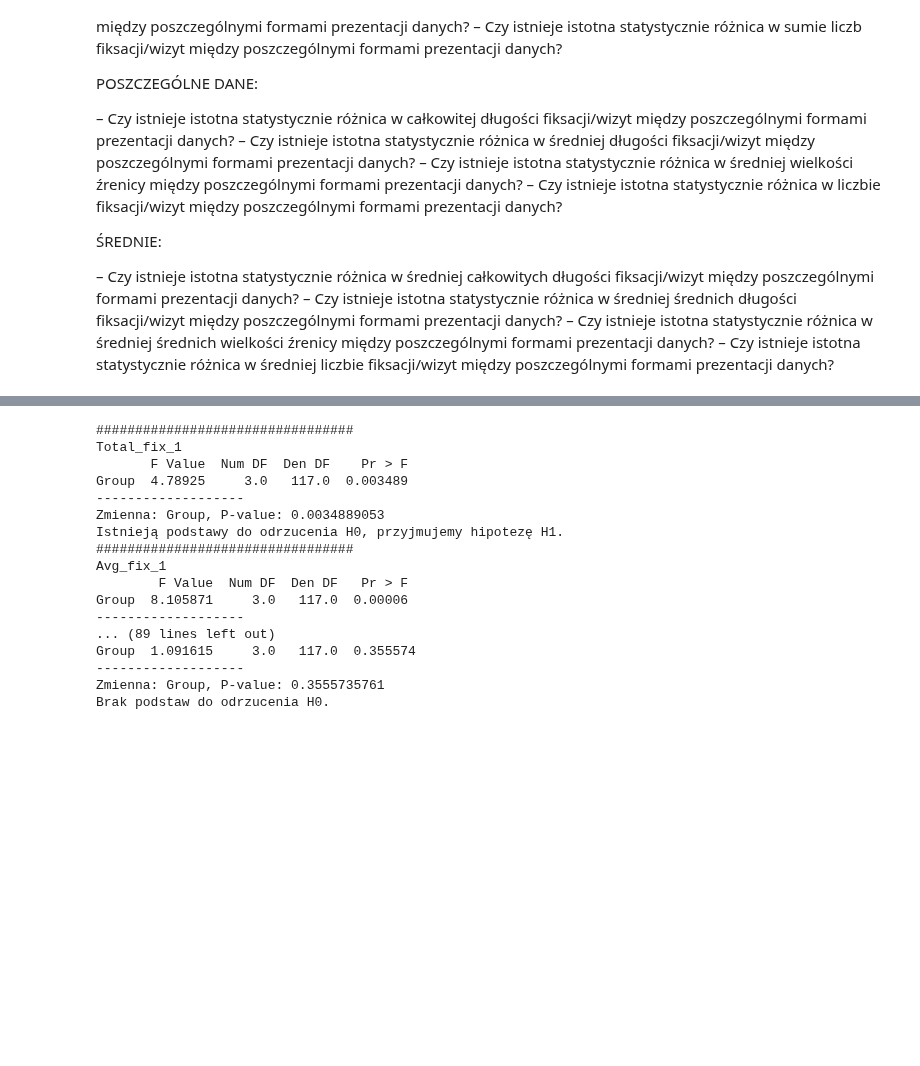
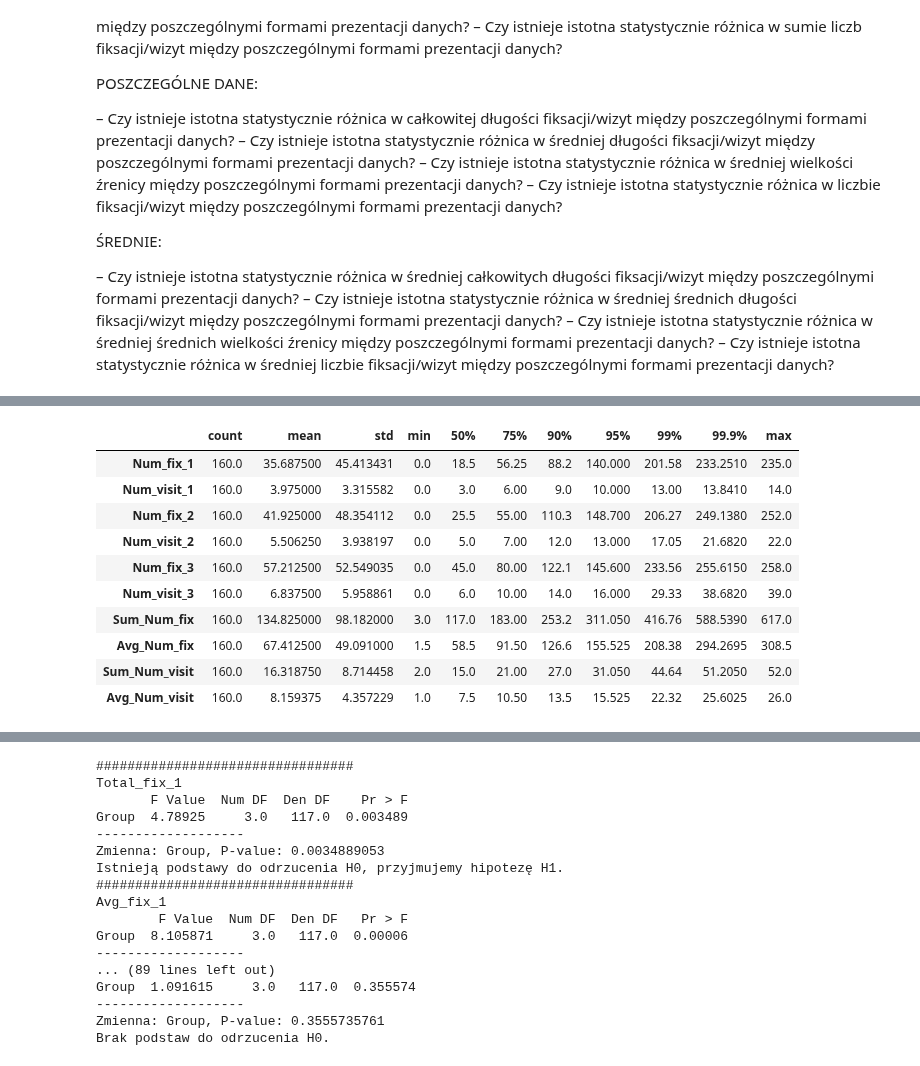
Before and after one commit to MartaSolarz/Master_thesis, a Jupyter notebook: statistical_tests/redundance/8_mapa_tabela_tekst_wykres.ipynb, the cells around one changed output, grey strips where cells are left out. Saved outputs shown, nothing was run; the diff lists cells and outputs as text; code cells hidden in the pictures; blank space fills up the shorter version.

```diff
--- a/statistical_tests/redundance/8_mapa_tabela_tekst_wykres.ipynb
+++ b/statistical_tests/redundance/8_mapa_tabela_tekst_wykres.ipynb
@@ -64,0 +164,14 @@ visits = df.filter(regex='.*visit.*').columns
+# %%
+df.filter(regex='Num.*').describe([.75, .9, .95, .99, .999]).T
+# %% [output]
+|  | count | mean | std | min | 50% | 75% | 90% | 95% | 99% | 99.9% | max |
+| Num_fix_1 | 160.0 | 35.687500 | 45.413431 | 0.0 | 18.5 | 56.25 | 88.2 | 140.000 | 201.58 | 233.2510 | 235.0 |
+| Num_visit_1 | 160.0 | 3.975000 | 3.315582 | 0.0 | 3.0 | 6.00 | 9.0 | 10.000 | 13.00 | 13.8410 | 14.0 |
+| Num_fix_2 | 160.0 | 41.925000 | 48.354112 | 0.0 | 25.5 | 55.00 | 110.3 | 148.700 | 206.27 | 249.1380 | 252.0 |
+| Num_visit_2 | 160.0 | 5.506250 | 3.938197 | 0.0 | 5.0 | 7.00 | 12.0 | 13.000 | 17.05 | 21.6820 | 22.0 |
+| Num_fix_3 | 160.0 | 57.212500 | 52.549035 | 0.0 | 45.0 | 80.00 | 122.1 | 145.600 | 233.56 | 255.6150 | 258.0 |
+| Num_visit_3 | 160.0 | 6.837500 | 5.958861 | 0.0 | 6.0 | 10.00 | 14.0 | 16.000 | 29.33 | 38.6820 | 39.0 |
+| Sum_Num_fix | 160.0 | 134.825000 | 98.182000 | 3.0 | 117.0 | 183.00 | 253.2 | 311.050 | 416.76 | 588.5390 | 617.0 |
+| Avg_Num_fix | 160.0 | 67.412500 | 49.091000 | 1.5 | 58.5 | 91.50 | 126.6 | 155.525 | 208.38 | 294.2695 | 308.5 |
+| Sum_Num_visit | 160.0 | 16.318750 | 8.714458 | 2.0 | 15.0 | 21.00 | 27.0 | 31.050 | 44.64 | 51.2050 | 52.0 |
+| Avg_Num_visit | 160.0 | 8.159375 | 4.357229 | 1.0 | 7.5 | 10.50 | 13.5 | 15.525 | 22.32 | 25.6025 | 26.0 |
```
Also changed, not shown: parts of 13 cells of this notebook.
